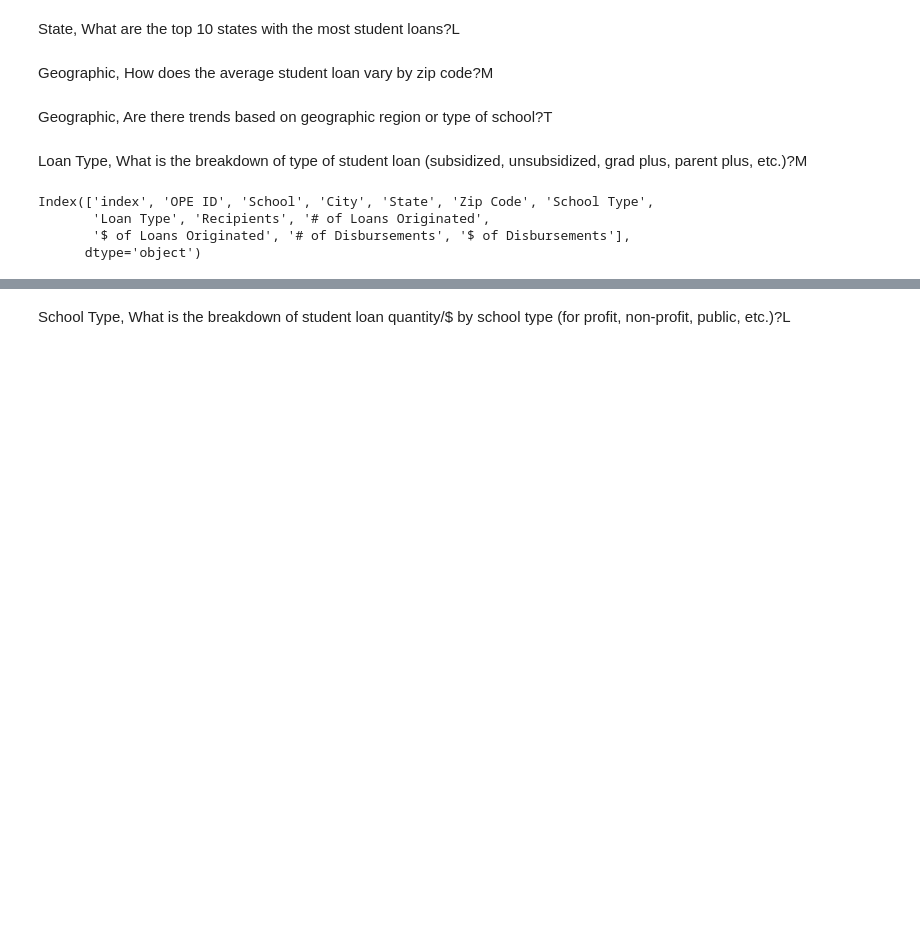
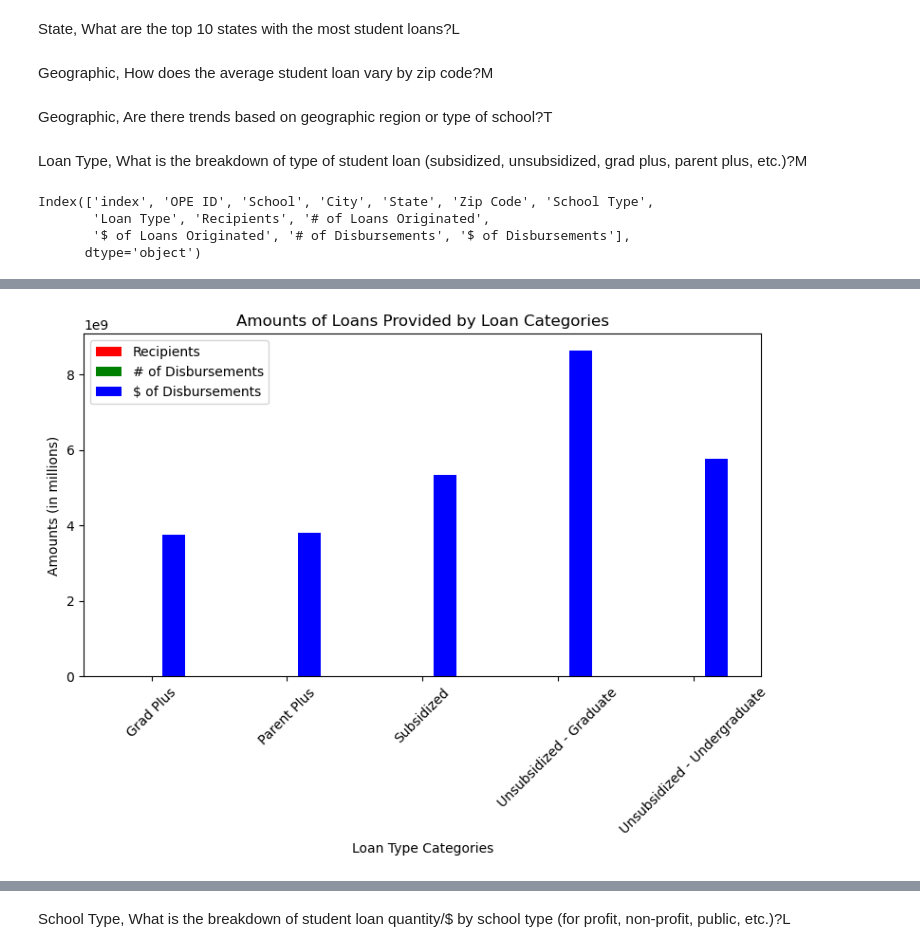
Before and after one commit to wemlaztdj/Demo_p1, a Jupyter notebook: main - MR.ipynb, the cells around one changed output, grey strips where cells are left out. Saved outputs shown, nothing was run; the diff lists cells and outputs as text; code cells hidden in the pictures; blank space fills up the shorter version.

```diff
--- a/main - MR.ipynb
+++ b/main - MR.ipynb
@@ -132,0 +156,22 @@ df.groupby('Loan Type', '')['$ of Disbursements'].sum()
+# %%
+import matplotlib.pyplot as plt
+
+# Assuming df is already prepared
+#df['dollar_disbursement'] = df["$ of Disbursements"] / 1_000_000  # Convert to millions for plotting
+loan_type = df.groupby("Loan Type")[["Recipients", "# of Disbursements", "$ of Disbursements"]].sum()
+
+ax = loan_type.plot(kind="bar", color=["red", "green", "blue"], figsize=(8,6))
+
+plt.xlabel("Loan Type Categories")
+plt.ylabel("Amounts (in millions)")
+plt.title("Amounts of Loans Provided by Loan Categories")
+
+# # Adjust y-ticks
+# ax.set_yticklabels([int(val) for val in ax.get_yticks()])
+
+plt.xticks(rotation=45)
+plt.tight_layout()
+
+plt.show()
+# %% [output]
+[figure, added]
```
Also changed, not shown: parts of 10 cells of this notebook, 2 other files.
